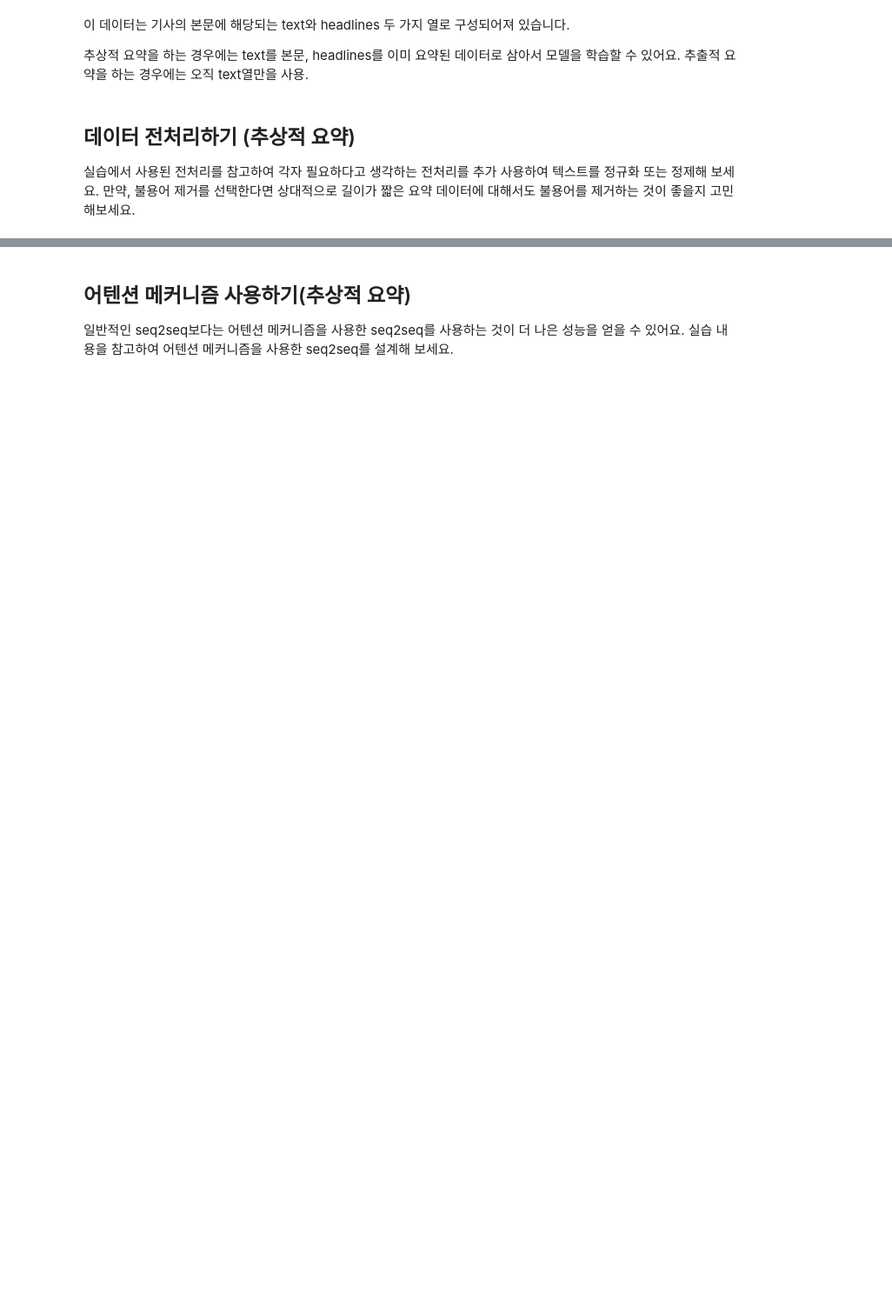
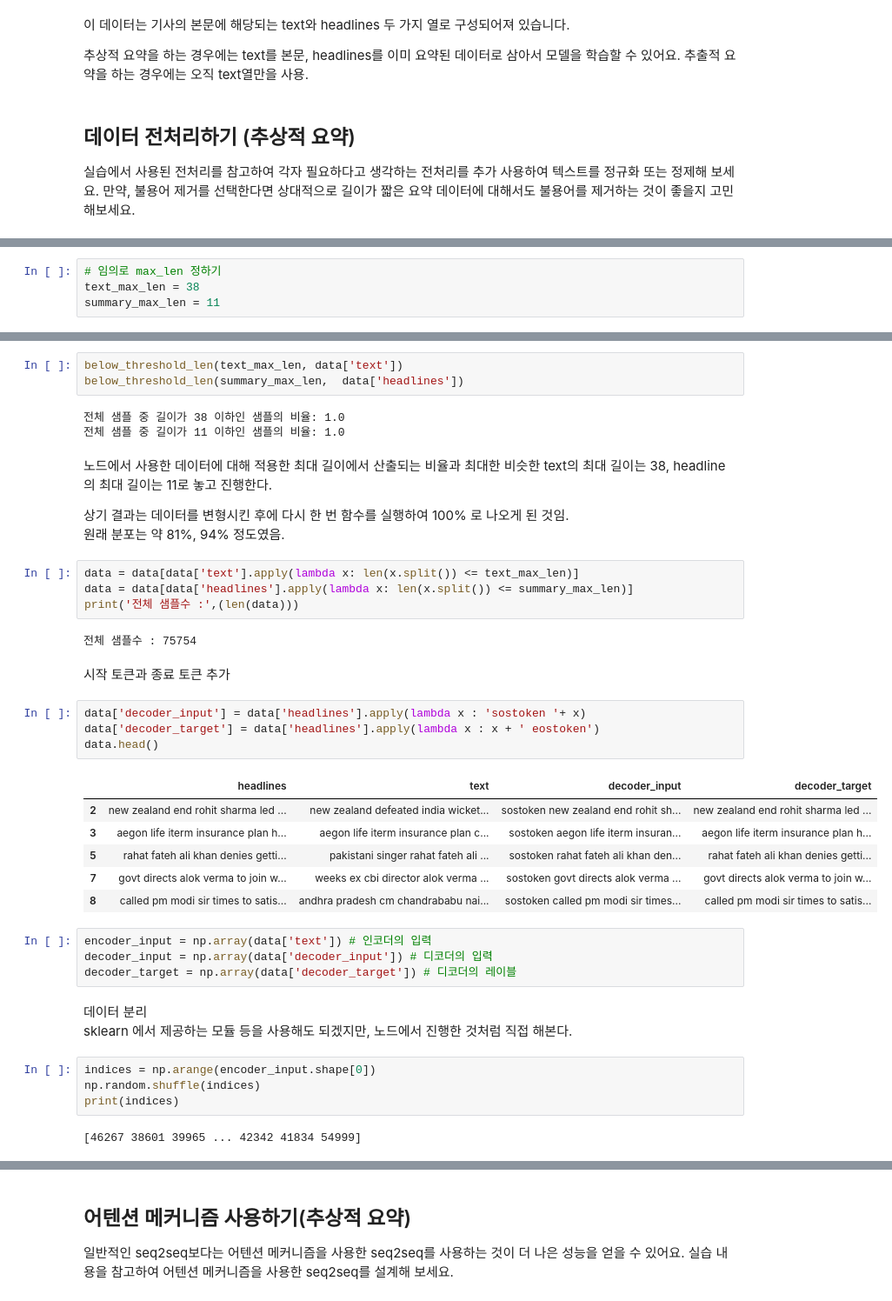
Before and after one commit to bluecandle/2020_AIFFEL, a Jupyter notebook: daily_notes/exploration_codes/e18_code/E18.ipynb, the cells around one changed output, grey strips where cells are left out. Shown at 87% size. Drawn from its saved outputs; the diff is of its cells as text; blank space fills up the shorter version.

```diff
--- a/daily_notes/exploration_codes/e18_code/E18.ipynb
+++ b/daily_notes/exploration_codes/e18_code/E18.ipynb
@@ -33,0 +244,4 @@ data.sample(10)
+# %%
+# 임의로 max_len 정하기
+text_max_len = 38
+summary_max_len = 11
@@ -33,0 +256,44 @@ data.sample(10)
+# %%
+below_threshold_len(text_max_len, data['text'])
+below_threshold_len(summary_max_len,  data['headlines'])
+# %% [output]
+전체 샘플 중 길이가 38 이하인 샘플의 비율: 1.0
+전체 샘플 중 길이가 11 이하인 샘플의 비율: 1.0
+# %% [markdown]
+노드에서 사용한 데이터에 대해 적용한 최대 길이에서 산출되는 비율과 최대한 비슷한
+text의 최대 길이는 38, headline 의 최대 길이는 11로 놓고 진행한다.
+
+상기 결과는 데이터를 변형시킨 후에 다시 한 번 함수를 실행하여 100% 로 나오게 된 것임.
+원래 분포는 약 81%, 94% 정도였음.
+# %%
+data = data[data['text'].apply(lambda x: len(x.split()) <= text_max_len)]
+data = data[data['headlines'].apply(lambda x: len(x.split()) <= summary_max_len)]
+print('전체 샘플수 :',(len(data)))
+# %% [output]
+전체 샘플수 : 75754
+# %% [markdown]
+시작 토큰과 종료 토큰 추가
+# %%
+data['decoder_input'] = data['headlines'].apply(lambda x : 'sostoken '+ x)
+data['decoder_target'] = data['headlines'].apply(lambda x : x + ' eostoken')
+data.head()
+# %% [output]
+|  | headlines | text | decoder_input | decoder_target |
+| 2 | new zealand end rohit sharma led ... | new zealand defeated india wicket... | sostoken new zealand end rohit sh... | new zealand end rohit sharma led ... |
+| 3 | aegon life iterm insurance plan h... | aegon life iterm insurance plan c... | sostoken aegon life iterm insuran... | aegon life iterm insurance plan h... |
+| 5 | rahat fateh ali khan denies getti... | pakistani singer rahat fateh ali ... | sostoken rahat fateh ali khan den... | rahat fateh ali khan denies getti... |
+| 7 | govt directs alok verma to join w... | weeks ex cbi director alok verma ... | sostoken govt directs alok verma ... | govt directs alok verma to join w... |
+| 8 | called pm modi sir times to satis... | andhra pradesh cm chandrababu nai... | sostoken called pm modi sir times... | called pm modi sir times to satis... |
+# %%
+encoder_input = np.array(data['text']) # 인코더의 입력
+decoder_input = np.array(data['decoder_input']) # 디코더의 입력
+decoder_target = np.array(data['decoder_target']) # 디코더의 레이블
+# %% [markdown]
+데이터 분리
+sklearn 에서 제공하는 모듈 등을 사용해도 되겠지만, 노드에서 진행한 것처럼 직접 해본다.
+# %%
+indices = np.arange(encoder_input.shape[0])
+np.random.shuffle(indices)
+print(indices)
+# %% [output]
+[46267 38601 39965 ... 42342 41834 54999]
```
Also changed, not shown: parts of 79 cells of this notebook, 1 other file.
